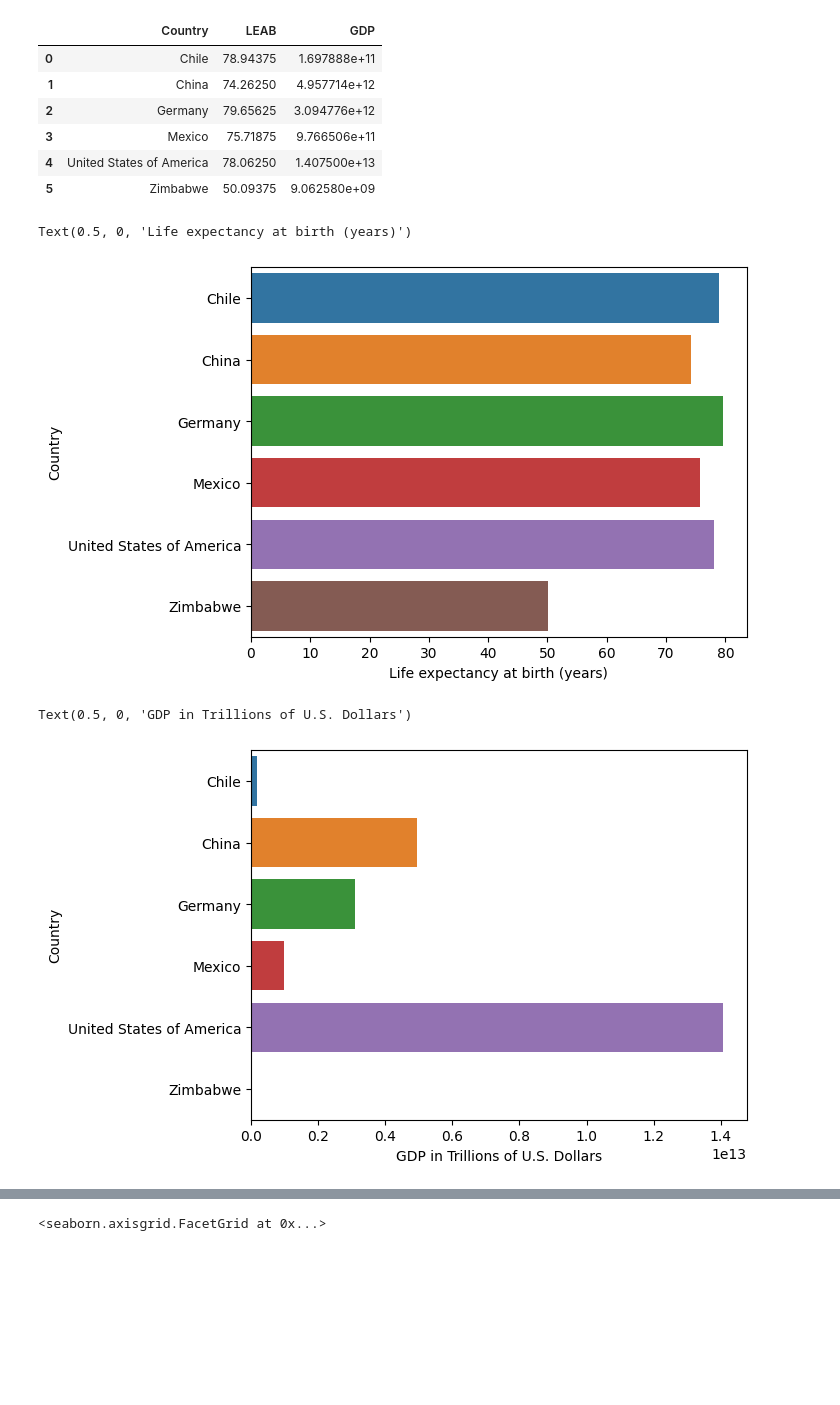
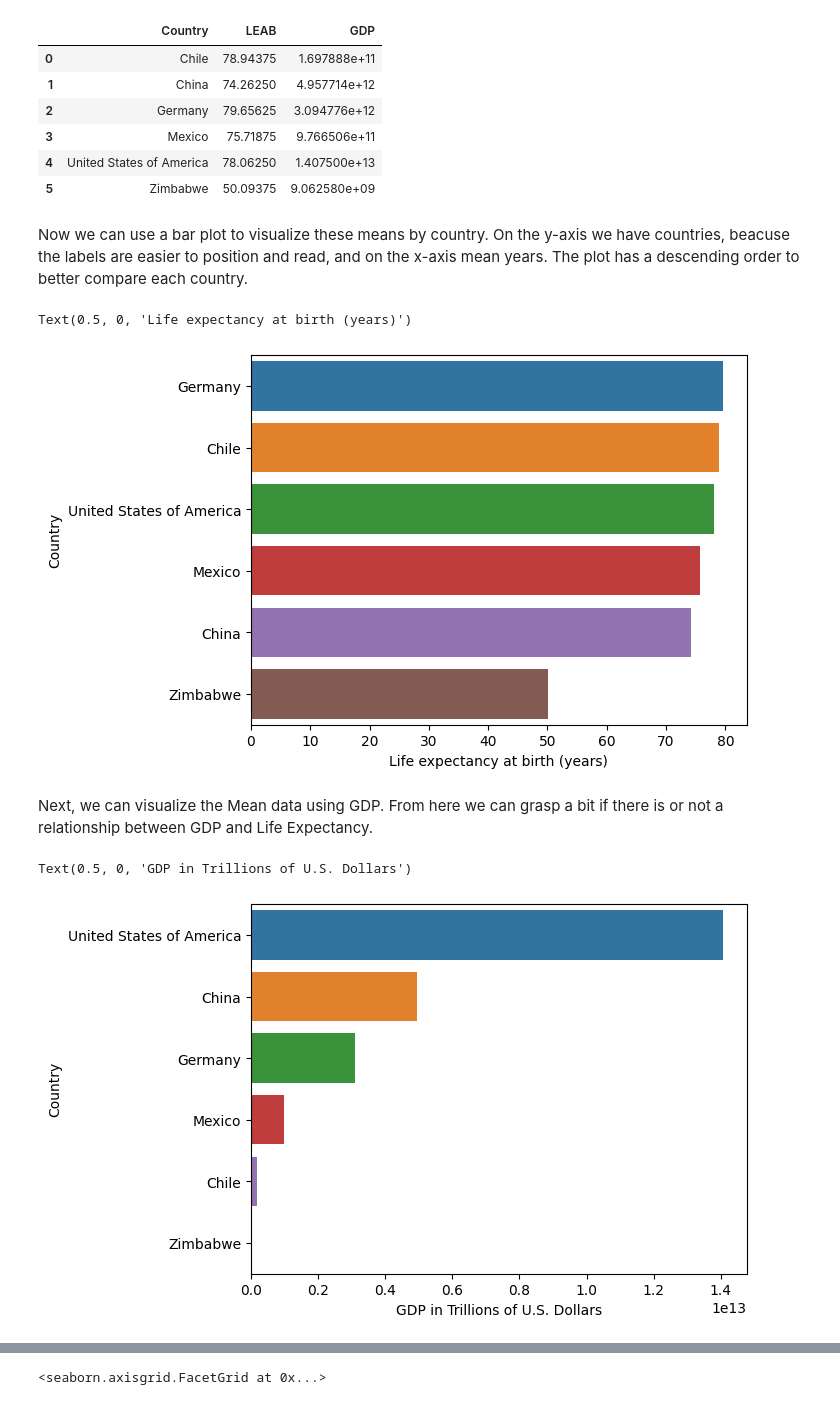
Before and after one commit to ricardovelero/Life-Expectancy-and-GDP-Starter, a Jupyter notebook: life_expectancy_gdp.ipynb, the cells around one changed output, grey strips where cells are left out. Cells and saved outputs as stored; diff of their text form; code cells hidden in the pictures; blank space fills up the shorter version.

Commit message:
Write more conclusions Fix bars ordering to descending

```diff
--- a/life_expectancy_gdp.ipynb
+++ b/life_expectancy_gdp.ipynb
@@ -89,15 +89,23 @@ dfMeans
 | 3 | Mexico | 75.71875 | 9.766506e+11 |
 | 4 | United States of America | 78.06250 | 1.407500e+13 |
 | 5 | Zimbabwe | 50.09375 | 9.062580e+09 |
+# %% [markdown]
+Now we can use a bar plot to visualize these means by country. On the y-axis we have countries, beacuse the labels are easier to position and read, and on the x-axis mean years. The plot has a descending order to better compare each country.
 # %%
-sns.barplot(x="LEAB", y="Country", data=dfMeans)
-plt.xlabel("Life expectancy at birth (years)")
+plot_order = dfMeans.groupby('Country')['LEAB'].sum(
+).sort_values(ascending=False).index.values
+sns.barplot(x="LEAB", y="Country", data=dfMeans, order=plot_order)
+plt.xlabel("Mean life expectancy at birth")
 # %% [output]
 Text(0.5, 0, 'Life expectancy at birth (years)')
-[figure, old version]
+[figure, new version]
+# %% [markdown]
+Next, we can visualize the Mean data using GDP. From here we can grasp a bit if there is or not a relationship between GDP and Life Expectancy.
 # %%
-sns.barplot(x="GDP", y="Country", data=dfMeans)
+plot_order = dfMeans.groupby('Country')['GDP'].sum(
+).sort_values(ascending=False).index.values
+sns.barplot(x="GDP", y="Country", data=dfMeans, order=plot_order)
 plt.xlabel("GDP in Trillions of U.S. Dollars")
 # %% [output]
 Text(0.5, 0, 'GDP in Trillions of U.S. Dollars')
-[figure, old version]
+[figure, new version]
```
Also changed, not shown: parts of 9 cells of this notebook.
